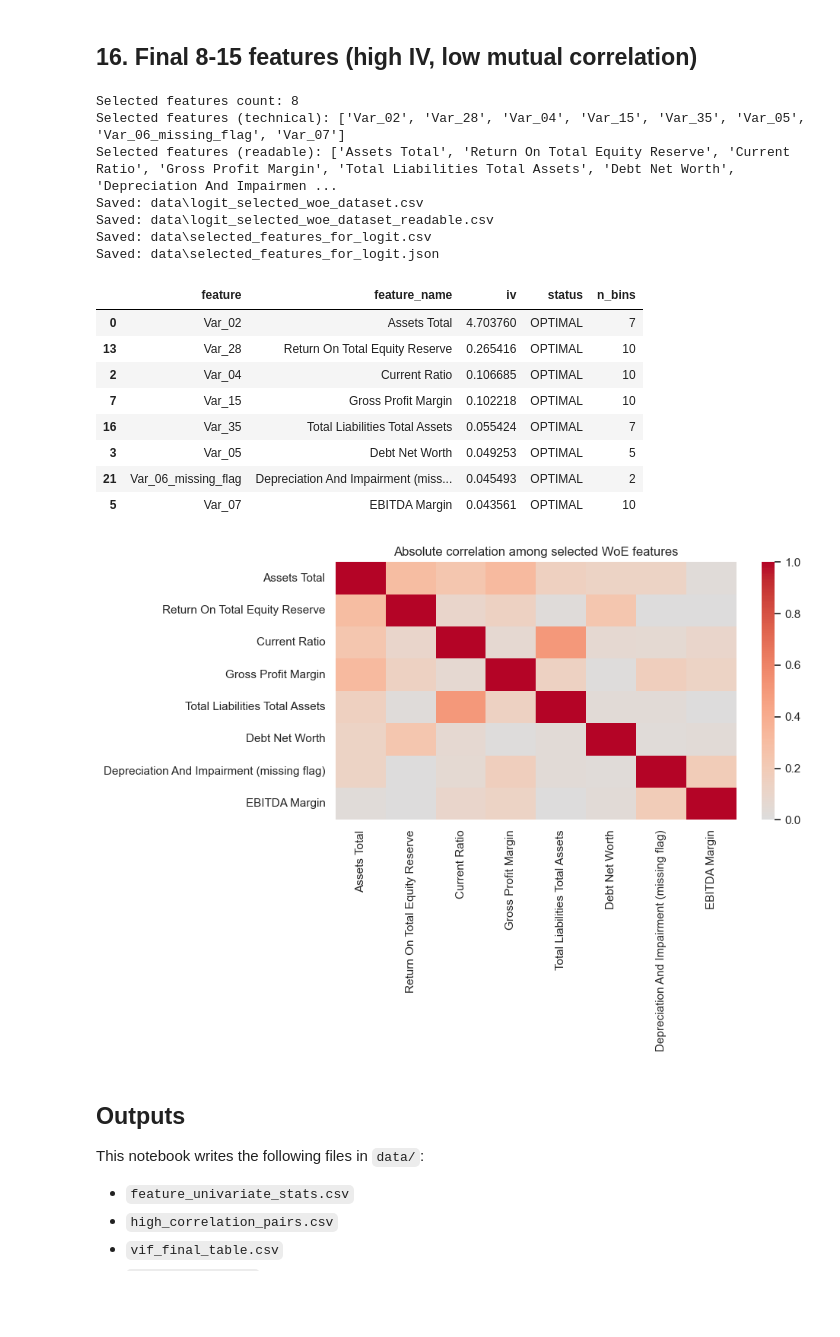
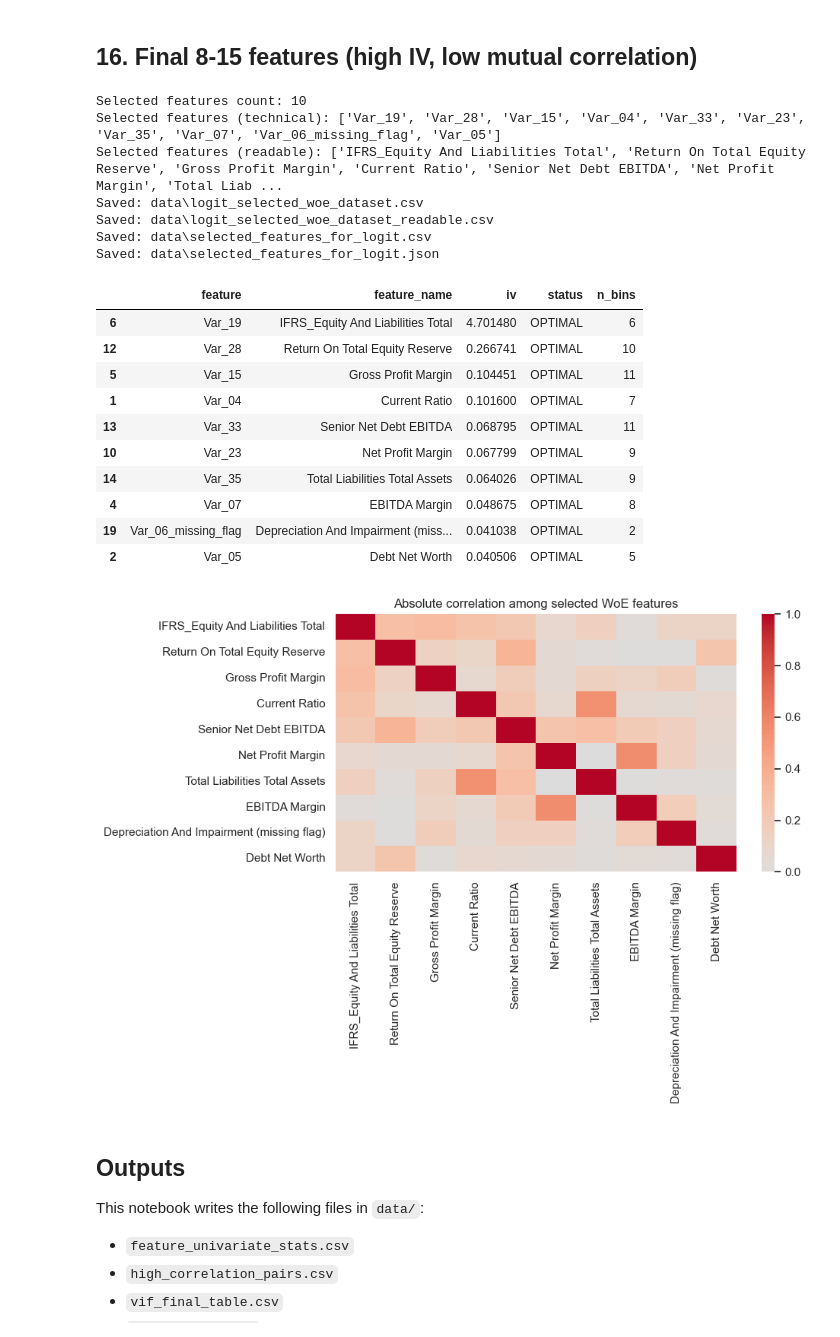
Before and after one commit to andrzej-zernaczuk/ING_hubs_predict_default, a Jupyter notebook: feature_engineering.ipynb, the cells around one changed output. Cells and saved outputs as stored; diff of their text form; code cells hidden in the pictures; blank space fills up the shorter version.

Commit message:
spliting data into train, validation and test

```diff
--- a/feature_engineering.ipynb
+++ b/feature_engineering.ipynb
@@ -44,6 +44,7 @@ IV_MIN = 0.02
 FINAL_FEATURES_MIN = 8
 FINAL_FEATURES_MAX = 15
 RANDOM_STATE = 42
+VALID_SIZE = 0.2
 TEST_SIZE = 0.2
 
 NS = {"m": "http://schemas.openxmlformats.org/spreadsheetml/2006/main"}
@@ -160,14 +273,0 @@ Constant features dropped: 0
-# %%
-# Train split for supervised binning/IV to avoid leakage.
-X_train, X_valid, y_train, y_valid = train_test_split(
-    X,
-    y,
-    test_size=TEST_SIZE,
-    random_state=RANDOM_STATE,
-    stratify=y,
-)
-
-print(f"Train rows: {len(X_train):,}")
-print(f"Validation rows: {len(X_valid):,}")
-print(f"Train default rate: {y_train.mean() * 100:.4f}%")
-print(f"Valid default rate: {y_valid.mean() * 100:.4f}%")
@@ -500,6 +623,7 @@ def fit_optbinning_woe(
 
 X_train_vif = X_train[vif_features].copy()
 X_valid_vif = X_valid[vif_features].copy()
+X_test_vif = X_test[vif_features].copy()
 
 woe_train, iv_summary, optb_models, failed_optb = fit_optbinning_woe(X_train_vif, y_train, vif_features)
 
@@ -507,16 +631,19 @@ failed_optb_df = pd.DataFrame(failed_optb)
 if not failed_optb_df.empty:
     failed_optb_df.to_csv(OUTPUT_DIR / "optbinning_failed_features.csv", index=False)
 
-# Apply trained optbinning models to validation and full modeling data.
+# Apply trained optbinning models to validation, test, and full modeling data.
 woe_valid = pd.DataFrame(index=X_valid_vif.index)
+woe_test = pd.DataFrame(index=X_test_vif.index)
 woe_full = pd.DataFrame(index=X.index)
 for feature, model in optb_models.items():
     woe_valid[feature] = model.transform(X_valid_vif[feature].values, metric="woe")
+    woe_test[feature] = model.transform(X_test_vif[feature].values, metric="woe")
     woe_full[feature] = model.transform(X[feature].values, metric="woe")
 
 iv_summary.to_csv(OUTPUT_DIR / "woe_iv_summary.csv", index=False)
 woe_train.to_csv(OUTPUT_DIR / "woe_train_features.csv", index=False)
 woe_valid.to_csv(OUTPUT_DIR / "woe_valid_features.csv", index=False)
+woe_test.to_csv(OUTPUT_DIR / "woe_test_features.csv", index=False)
 
 print(f"Features entered binning: {len(vif_features)}")
 print(f"Features binned successfully: {len(optb_models)}")
@@ -615,10 +741,19 @@ selected_features_readable = [feature_display_name(f) for f in selected_features
 selected_table = iv_summary[iv_summary["feature"].isin(selected_features)].copy()
 selected_table = selected_table.sort_values("iv", ascending=False)
 
-# Prepare logistic-ready WoE dataset.
+# Prepare logistic-ready WoE dataset and keep split labels for leakage-safe downstream modeling.
 id_date_target = [c for c in [ID_COL, DATE_COL, TARGET_COL] if c in model_df.columns]
+split_series = pd.Series(index=model_df.index, dtype="string")
+split_series.loc[X_train.index] = "train"
+split_series.loc[X_valid.index] = "validation"
+split_series.loc[X_test.index] = "test"
+
 logit_dataset = pd.concat(
-    [model_df[id_date_target].reset_index(drop=True), woe_full[selected_features].reset_index(drop=True)],
+    [
+        model_df[id_date_target].reset_index(drop=True),
+        split_series.reindex(model_df.index).rename("data_split").reset_index(drop=True),
+        woe_full[selected_features].reset_index(drop=True),
+    ],
     axis=1,
 )
 
@@ -656,45 +791,47 @@ print(f"Selected features (readable): {selected_features_readable}")
 print(f"Saved: {logit_dataset_path}")
 print(f"Saved: {logit_dataset_readable_path}")
 print(f"Saved: {selected_features_csv_path}")
 print(f"Saved: {selected_features_json_path}")
 
 display(selected_table[["feature", "feature_name", "iv", "status", "n_bins"]])
 
 if selected_features:
     plot_corr = woe_corr.loc[selected_features, selected_features].copy()
     plot_corr.index = [feature_display_name(c) for c in plot_corr.index]
     plot_corr.columns = [feature_display_name(c) for c in plot_corr.columns]
 
     plt.figure(figsize=(10, 7))
     sns.heatmap(
         plot_corr,
         cmap="coolwarm",
         center=0,
         vmin=0,
         vmax=1,
         annot=False,
     )
     plt.title("Absolute correlation among selected WoE features")
     plt.tight_layout()
     plt.show()
 # %% [output]
-Selected features count: 8
-Selected features (technical): ['Var_02', 'Var_28', 'Var_04', 'Var_15', 'Var_35', 'Var_05', 'Var_06_missing_flag', 'Var_07']
-Selected features (readable): ['Assets Total', 'Return On Total Equity Reserve', 'Current Ratio', 'Gross Profit Margin', 'Total Liabilities Total Assets', 'Debt Net Worth', 'Depreciation And Impairmen ...
+Selected features count: 10
+Selected features (technical): ['Var_19', 'Var_28', 'Var_15', 'Var_04', 'Var_33', 'Var_23', 'Var_35', 'Var_07', 'Var_06_missing_flag', 'Var_05']
+Selected features (readable): ['IFRS_Equity And Liabilities Total', 'Return On Total Equity Reserve', 'Gross Profit Margin', 'Current Ratio', 'Senior Net Debt EBITDA', 'Net Profit Margin', 'Total Liab ...
 Saved: data\logit_selected_woe_dataset.csv
 Saved: data\logit_selected_woe_dataset_readable.csv
 Saved: data\selected_features_for_logit.csv
 Saved: data\selected_features_for_logit.json
 |  | feature | feature_name | iv | status | n_bins |
-| 0 | Var_02 | Assets Total | 4.703760 | OPTIMAL | 7 |
-| 13 | Var_28 | Return On Total Equity Reserve | 0.265416 | OPTIMAL | 10 |
-| 2 | Var_04 | Current Ratio | 0.106685 | OPTIMAL | 10 |
-| 7 | Var_15 | Gross Profit Margin | 0.102218 | OPTIMAL | 10 |
-| 16 | Var_35 | Total Liabilities Total Assets | 0.055424 | OPTIMAL | 7 |
-| 3 | Var_05 | Debt Net Worth | 0.049253 | OPTIMAL | 5 |
-| 21 | Var_06_missing_flag | Depreciation And Impairment (miss... | 0.045493 | OPTIMAL | 2 |
-| 5 | Var_07 | EBITDA Margin | 0.043561 | OPTIMAL | 10 |
+| 6 | Var_19 | IFRS_Equity And Liabilities Total | 4.701480 | OPTIMAL | 6 |
+| 12 | Var_28 | Return On Total Equity Reserve | 0.266741 | OPTIMAL | 10 |
+| 5 | Var_15 | Gross Profit Margin | 0.104451 | OPTIMAL | 11 |
+| 1 | Var_04 | Current Ratio | 0.101600 | OPTIMAL | 7 |
+| 13 | Var_33 | Senior Net Debt EBITDA | 0.068795 | OPTIMAL | 11 |
+| 10 | Var_23 | Net Profit Margin | 0.067799 | OPTIMAL | 9 |
+| 14 | Var_35 | Total Liabilities Total Assets | 0.064026 | OPTIMAL | 9 |
+| 4 | Var_07 | EBITDA Margin | 0.048675 | OPTIMAL | 8 |
+| 19 | Var_06_missing_flag | Depreciation And Impairment (miss... | 0.041038 | OPTIMAL | 2 |
+| 2 | Var_05 | Debt Net Worth | 0.040506 | OPTIMAL | 5 |
-[figure, old version]
+[figure, new version]
 # %% [markdown]
 ## Outputs
 
```
Also changed, not shown: parts of 8 cells of this notebook, 15 other files.
